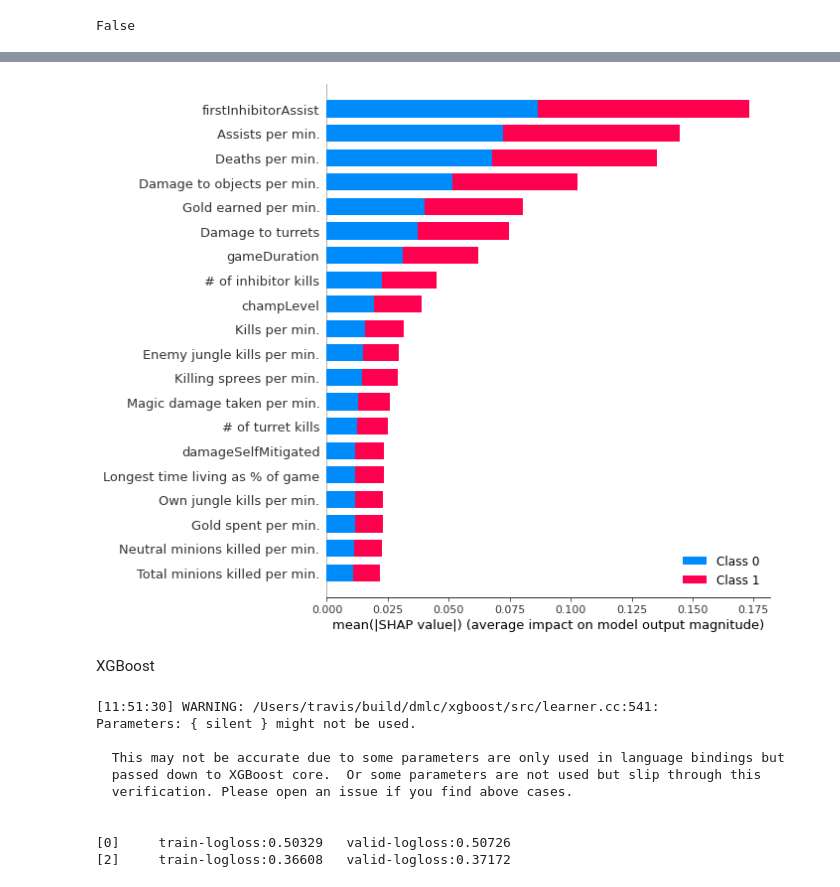
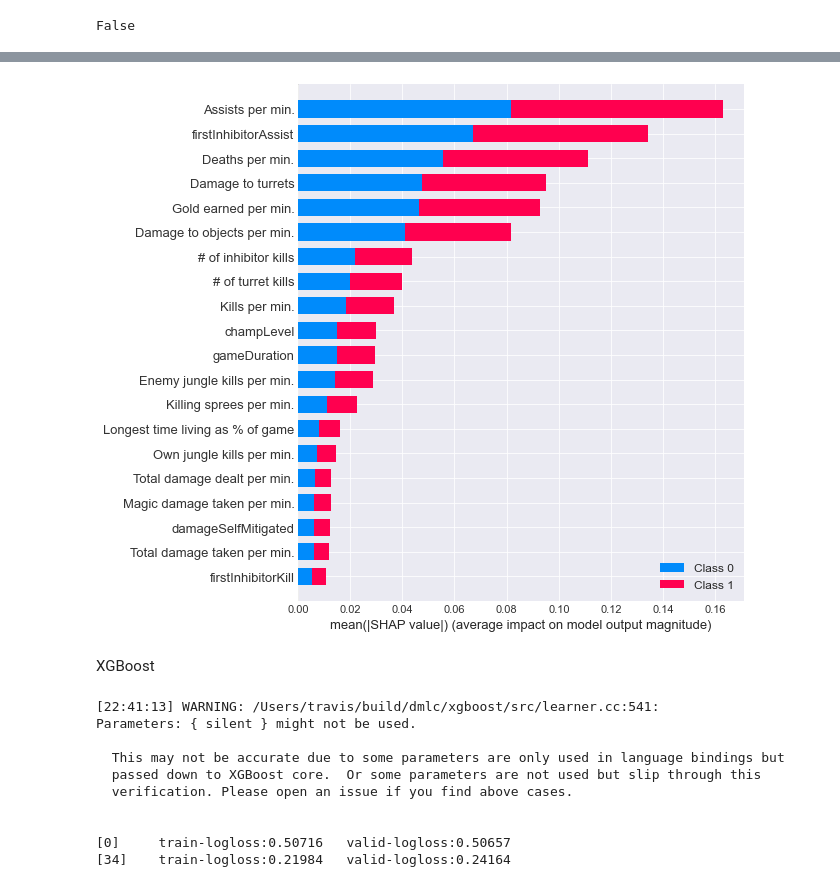
Before and after one commit to yi-ye-zhi-qiu/personalwebsite, a Jupyter notebook: models/Untitled.ipynb, the cells around one changed output, grey strips where cells are left out. Drawn from its saved outputs; the diff is of its cells as text; code cells hidden in the pictures.

Commit message:
tune xgboost, rf

```diff
--- a/models/Untitled.ipynb
+++ b/models/Untitled.ipynb
@@ -436,0 +507,15 @@ RF
+# %%
+from sklearn.ensemble import RandomForestClassifier
+from sklearn.model_selection import GridSearchCV
+
+from timeit import default_timer as timer
+rf = RandomForestClassifier()
+
+#use grid search to find best parameters
+parameters = {
+    "n_estimators":[5,10,50,100,250],
+    "max_depth":[2,4,8,16,32,None]
+}
+
+cv = GridSearchCV(rf,parameters,cv=5)
+cv.fit(Xt,yt.values.ravel())
@@ -437,19 +557,12 @@ RF
 # %%
-from sklearn.ensemble import RandomForestClassifier
-from sklearn.model_selection import train_test_split
-from timeit import default_timer as timer
-
-ntrees = 5
-rf = RandomForestClassifier(n_estimators=ntrees, n_jobs=-1)
+#run model
+ntrees = 250
+rf = RandomForestClassifier(n_estimators=ntrees,
+                            n_jobs=-1,
+                            max_depth=None
+                           )
 start = timer()
 rf.fit(Xt, yt)
 stop = timer()
 print(f"RF fit time with {len(Xt)} records and {ntrees} trees = {(stop-start):.2f}s")
-
-Xv_ = Xv[:100] # try with 100 records only
-Xt_ = Xt[:100]
-start = timer()
-explainer = shap.TreeExplainer(rf, Xt_, feature_perturbation="interventional")
-shap_values = explainer.shap_values(Xv_)
-stop = timer()
 # %% [output]
@@ -457,6 +614,14 @@ RF fit time with 62537 records and 5 trees = 0.34s
+# %%
+#get SHAP values to use to interpret/debug model
+Xv_ = Xv
+Xt_ = Xt
+start = timer()
+explainer = shap.TreeExplainer(rf, Xt_, feature_perturbation="interventional")
+shap_values = explainer.shap_values(Xv_)
+stop = timer()
 # %%
-shap.summary_plot(shap_values, Xt)
+shap.summary_plot(shap_values, Xv)
 # %% [output]
-[figure, old version]
+[figure, new version]
 # %% [markdown]
 XGBoost
@@ -464,14 +639,14 @@ XGBoost
 params = {
     "eta": 0.5,
     "max_depth": 4,
-    "objective": "binary:logistic",
+    "objective": "reg:logistic",
     "silent": 1,
     "base_score": np.mean(yt),
     "eval_metric": "logloss"
 }
-model = xgb.train(params, dt, 3, [(dt, "train"), (dv, "valid")], early_stopping_rounds=5, verbose_eval=25)
+model = xgb.train(params, dt, 35, [(dt, "train"), (dv, "valid")], early_stopping_rounds=5, verbose_eval=35)
 # %% [output]
-[11:51:30] WARNING: /Users/travis/build/dmlc/xgboost/src/learner.cc:541:
+[22:41:13] WARNING: /Users/travis/build/dmlc/xgboost/src/learner.cc:541:
 Parameters: { silent } might not be used.
 
   This may not be accurate due to some parameters are only used in language bindings but
@@ -479,8 +654,8 @@ Parameters: { silent } might not be used.
   verification. Please open an issue if you find above cases.
 
 
-[0]     train-logloss:0.50329   valid-logloss:0.50726
-[2]     train-logloss:0.36608   valid-logloss:0.37172
+[0]     train-logloss:0.50716   valid-logloss:0.50657
+[34]    train-logloss:0.21984   valid-logloss:0.24164
 # %%
 explainer = shap.TreeExplainer(model)
 shap_values = explainer.shap_values(Xv)
```
Also changed, not shown: parts of 50 cells of this notebook.
